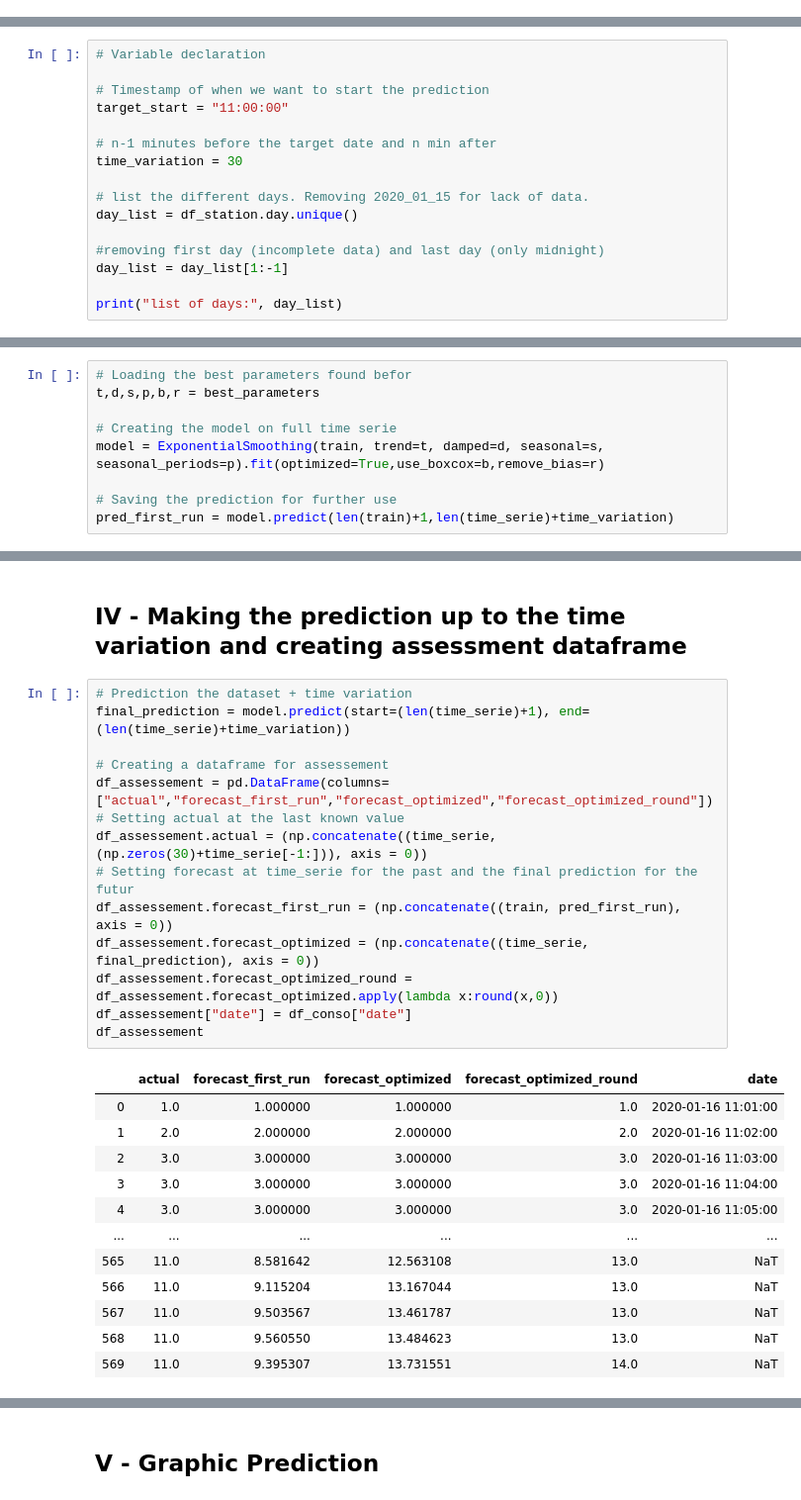
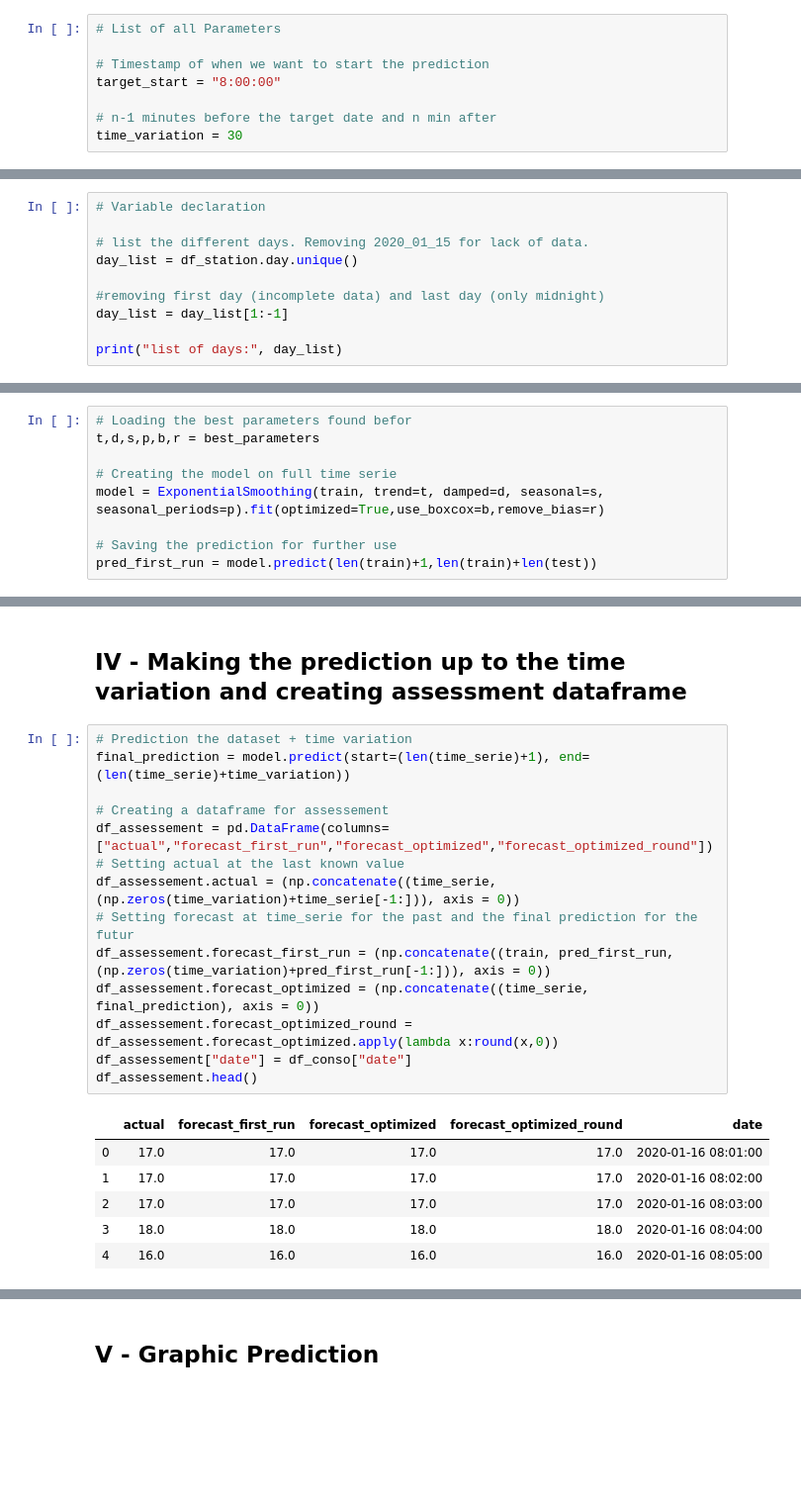
Before and after one commit to alexisgcomte/velib-prediction, a Jupyter notebook: 4. Models/1. Holt-Winter ETS model - Detailed.ipynb, the cells around one changed output, grey strips where cells are left out. Shown at 99% size. Cells and saved outputs as stored; diff of their text form; blank space fills up the shorter version.

```diff
--- a/4. Models/1. Holt-Winter ETS model - Detailed.ipynb
+++ b/4. Models/1. Holt-Winter ETS model - Detailed.ipynb
@@ -2,6 +2,14 @@
 # 1. Holt-Winter ETS model - Detailed
 # %% [markdown]
 ### We are here trying the Holt-Winter ETS model for forecast
+# %%
+# List of all Parameters
+
+# Timestamp of when we want to start the prediction
+target_start = "8:00:00"
+
+# n-1 minutes before the target date and n min after
+time_variation = 30
 # %% [markdown]
 ## I. Loading libraries and the sample dataset
 # %%
@@ -52,12 +60,6 @@ df_station.head()
 | 4 | 8 | 2020-01-15 10:21:00 | Wednesday | 10 | 2020-01-15 |
 # %%
 # Variable declaration
-
-# Timestamp of when we want to start the prediction
-target_start = "11:00:00"
-
-# n-1 minutes before the target date and n min after
-time_variation = 30
 
 # list the different days. Removing 2020_01_15 for lack of data.
 day_list = df_station.day.unique()
@@ -230,7 +252,7 @@ t,d,s,p,b,r = best_parameters
 model = ExponentialSmoothing(train, trend=t, damped=d, seasonal=s, seasonal_periods=p).fit(optimized=True,use_boxcox=b,remove_bias=r)
 
 # Saving the prediction for further use
-pred_first_run = model.predict(len(train)+1,len(time_serie)+time_variation)
+pred_first_run = model.predict(len(train)+1,len(train)+len(test))
 # %% [markdown]
 ### C. Training on full time serie to optimize before prediction
 # %%
@@ -250,27 +272,21 @@ Optmised RMSE: 0.27819100518404183
 # %%
 # Prediction the dataset + time variation
 final_prediction = model.predict(start=(len(time_serie)+1), end=(len(time_serie)+time_variation))
 
 # Creating a dataframe for assessement
 df_assessement = pd.DataFrame(columns=["actual","forecast_first_run","forecast_optimized","forecast_optimized_round"])
 # Setting actual at the last known value
-df_assessement.actual = (np.concatenate((time_serie, (np.zeros(30)+time_serie[-1:])), axis = 0))
+df_assessement.actual = (np.concatenate((time_serie, (np.zeros(time_variation)+time_serie[-1:])), axis = 0))
 # Setting forecast at time_serie for the past and the final prediction for the futur
-df_assessement.forecast_first_run = (np.concatenate((train, pred_first_run), axis = 0))
+df_assessement.forecast_first_run = (np.concatenate((train, pred_first_run, (np.zeros(time_variation)+pred_first_run[-1:])), axis = 0))
 df_assessement.forecast_optimized = (np.concatenate((time_serie, final_prediction), axis = 0))
 df_assessement.forecast_optimized_round = df_assessement.forecast_optimized.apply(lambda x:round(x,0))
 df_assessement["date"] = df_conso["date"]
-df_assessement
+df_assessement.head()
 # %% [output]
 |  | actual | forecast_first_run | forecast_optimized | forecast_optimized_round | date |
-| 0 | 1.0 | 1.000000 | 1.000000 | 1.0 | 2020-01-16 11:01:00 |
-| 1 | 2.0 | 2.000000 | 2.000000 | 2.0 | 2020-01-16 11:02:00 |
-| 2 | 3.0 | 3.000000 | 3.000000 | 3.0 | 2020-01-16 11:03:00 |
-| 3 | 3.0 | 3.000000 | 3.000000 | 3.0 | 2020-01-16 11:04:00 |
-| 4 | 3.0 | 3.000000 | 3.000000 | 3.0 | 2020-01-16 11:05:00 |
-| ... | ... | ... | ... | ... | ... |
-| 565 | 11.0 | 8.581642 | 12.563108 | 13.0 | NaT |
-| 566 | 11.0 | 9.115204 | 13.167044 | 13.0 | NaT |
-| 567 | 11.0 | 9.503567 | 13.461787 | 13.0 | NaT |
-| 568 | 11.0 | 9.560550 | 13.484623 | 13.0 | NaT |
-| 569 | 11.0 | 9.395307 | 13.731551 | 14.0 | NaT |
+| 0 | 17.0 | 17.0 | 17.0 | 17.0 | 2020-01-16 08:01:00 |
+| 1 | 17.0 | 17.0 | 17.0 | 17.0 | 2020-01-16 08:02:00 |
+| 2 | 17.0 | 17.0 | 17.0 | 17.0 | 2020-01-16 08:03:00 |
+| 3 | 18.0 | 18.0 | 18.0 | 18.0 | 2020-01-16 08:04:00 |
+| 4 | 16.0 | 16.0 | 16.0 | 16.0 | 2020-01-16 08:05:00 |
```
Also changed, not shown: parts of 28 cells of this notebook.
